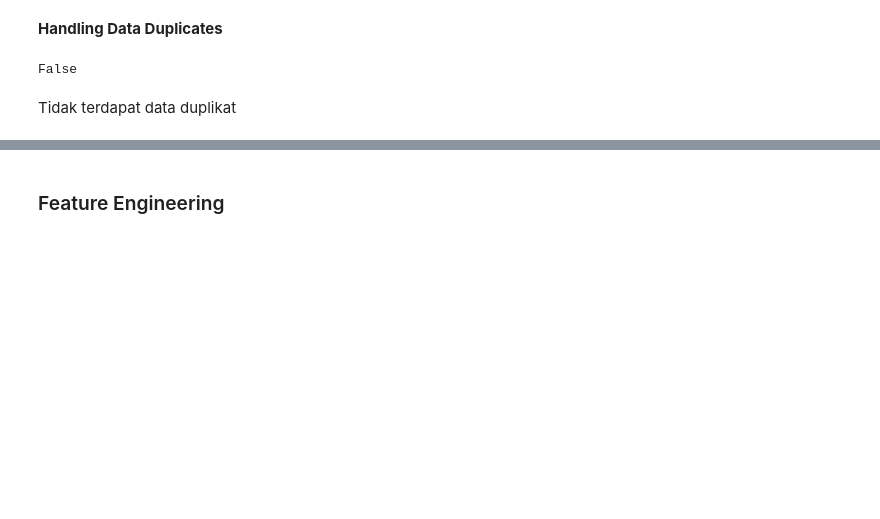
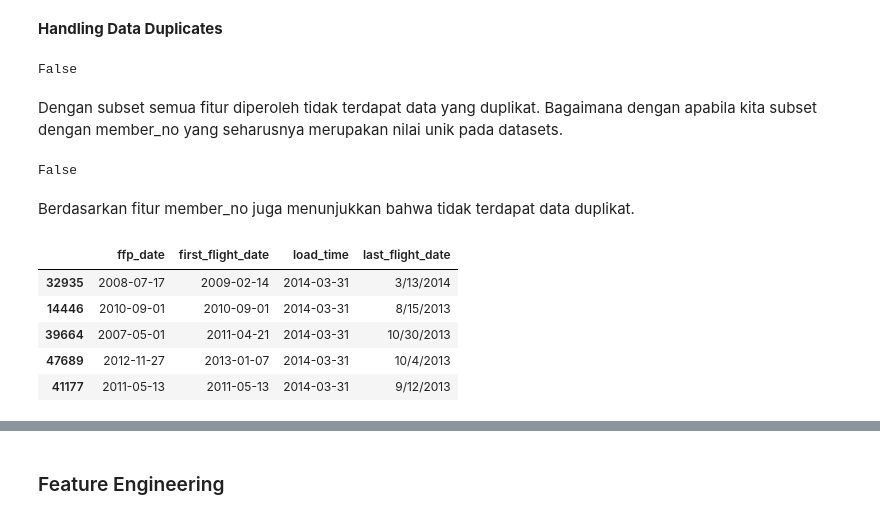
Before and after one commit to mfathul21/airline-customer-value, a Jupyter notebook: Airline_Customer_Segmentation.ipynb, the cells around one changed output, grey strips where cells are left out. Saved outputs shown, nothing was run; the diff lists cells and outputs as text; code cells hidden in the pictures; blank space fills up the shorter version.

```diff
--- a/Airline_Customer_Segmentation.ipynb
+++ b/Airline_Customer_Segmentation.ipynb
@@ -420,5 +422,21 @@ dtype: int64
 airline.duplicated().any()
 # %% [output]
 False
-# %% [markdown]
-Tidak terdapat data duplikat
+# %% [markdown]
+Dengan subset semua fitur diperoleh tidak terdapat data yang duplikat. Bagaimana dengan apabila kita subset dengan member_no yang seharusnya merupakan nilai unik pada datasets.
+# %%
+airline.duplicated(subset='member_no').any()
+# %% [output]
+False
+# %% [markdown]
+Berdasarkan fitur member_no juga menunjukkan bahwa tidak terdapat data duplikat.
+# %%
+date_col = ['ffp_date', 'first_flight_date', 'load_time', 'last_flight_date']
+airline[date_col].sample(5)
+# %% [output]
+|  | ffp_date | first_flight_date | load_time | last_flight_date |
+| 32935 | 2008-07-17 | 2009-02-14 | 2014-03-31 | 3/13/2014 |
+| 14446 | 2010-09-01 | 2010-09-01 | 2014-03-31 | 8/15/2013 |
+| 39664 | 2007-05-01 | 2011-04-21 | 2014-03-31 | 10/30/2013 |
+| 47689 | 2012-11-27 | 2013-01-07 | 2014-03-31 | 10/4/2013 |
+| 41177 | 2011-05-13 | 2011-05-13 | 2014-03-31 | 9/12/2013 |
```
Also changed, not shown: parts of 9 cells of this notebook.
